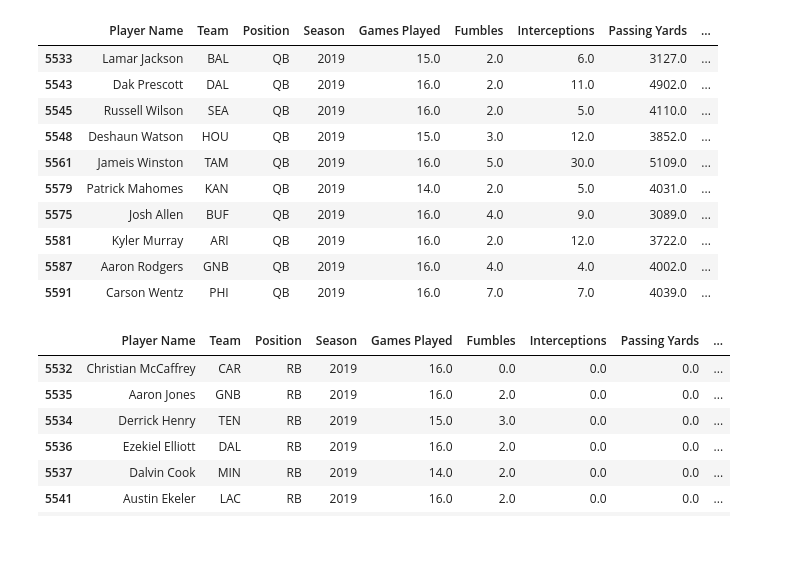
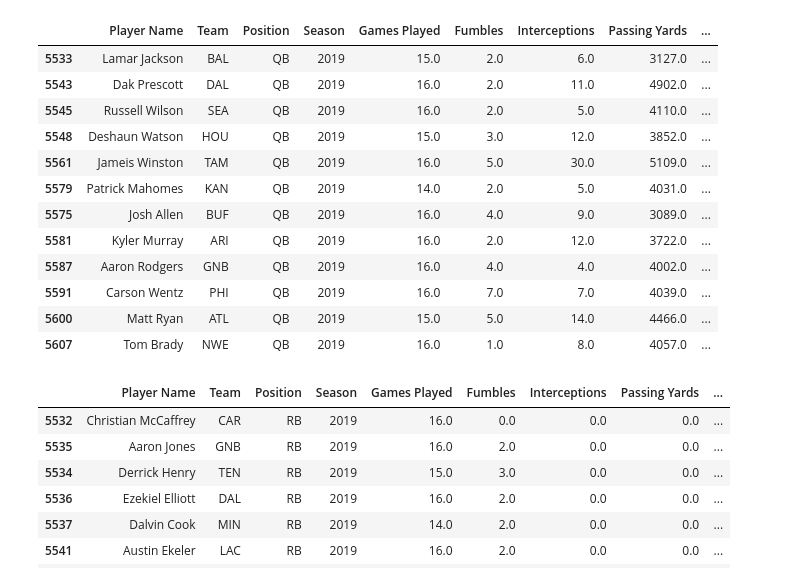
Before and after one commit to hathawayryan/project_one, a Jupyter notebook: main.ipynb, the cells around one changed output. Cells and saved outputs as stored; diff of their text form; code cells hidden in the pictures; blank space fills up the shorter version.

```diff
--- a/main.ipynb
+++ b/main.ipynb
@@ -345,20 +323,22 @@ te2016 = ["Hunter Henry", "Austin Hooper", "Nick Vannett", "Tyler Higbee", "Seth
 te2015 = ["Maxx Williams", "Clive Walford", "Tyler Kroft", "Jeff Heuerman", "Blake Bell"]
 # %%
 #sort dataset by top ten QB to see the players and  their points
-qb_rookie = qb_data.sort_values(['Half PPR Points Season Total']).groupby(['Season']).tail(10)
+qb_rookie = qb_data.sort_values(['Half PPR Points Season Total']).groupby(['Season']).tail(12)
 qb_rookie.loc[qb_rookie['Season']==2019].sort_values(['Half PPR Points Season Total'], ascending=False)
 # %% [output]
 |  | Player Name | Team | Position | Season | Games Played | Fumbles | Interceptions | Passing Yards | ... |
 | 5533 | Lamar Jackson | BAL | QB | 2019 | 15.0 | 2.0 | 6.0 | 3127.0 | ... |
 | 5543 | Dak Prescott | DAL | QB | 2019 | 16.0 | 2.0 | 11.0 | 4902.0 | ... |
 | 5545 | Russell Wilson | SEA | QB | 2019 | 16.0 | 2.0 | 5.0 | 4110.0 | ... |
 | 5548 | Deshaun Watson | HOU | QB | 2019 | 15.0 | 3.0 | 12.0 | 3852.0 | ... |
 | 5561 | Jameis Winston | TAM | QB | 2019 | 16.0 | 5.0 | 30.0 | 5109.0 | ... |
 | 5579 | Patrick Mahomes | KAN | QB | 2019 | 14.0 | 2.0 | 5.0 | 4031.0 | ... |
 | 5575 | Josh Allen | BUF | QB | 2019 | 16.0 | 4.0 | 9.0 | 3089.0 | ... |
 | 5581 | Kyler Murray | ARI | QB | 2019 | 16.0 | 2.0 | 12.0 | 3722.0 | ... |
 | 5587 | Aaron Rodgers | GNB | QB | 2019 | 16.0 | 4.0 | 4.0 | 4002.0 | ... |
 | 5591 | Carson Wentz | PHI | QB | 2019 | 16.0 | 7.0 | 7.0 | 4039.0 | ... |
+| 5600 | Matt Ryan | ATL | QB | 2019 | 15.0 | 5.0 | 14.0 | 4466.0 | ... |
+| 5607 | Tom Brady | NWE | QB | 2019 | 16.0 | 1.0 | 8.0 | 4057.0 | ... |
 # %%
 #Create a dictionary that will be used to store all the QB rookie names and their respective seasons to go through a for loop
 qb_rookie_dict = {
```
Also changed, not shown: parts of 12 cells of this notebook.
